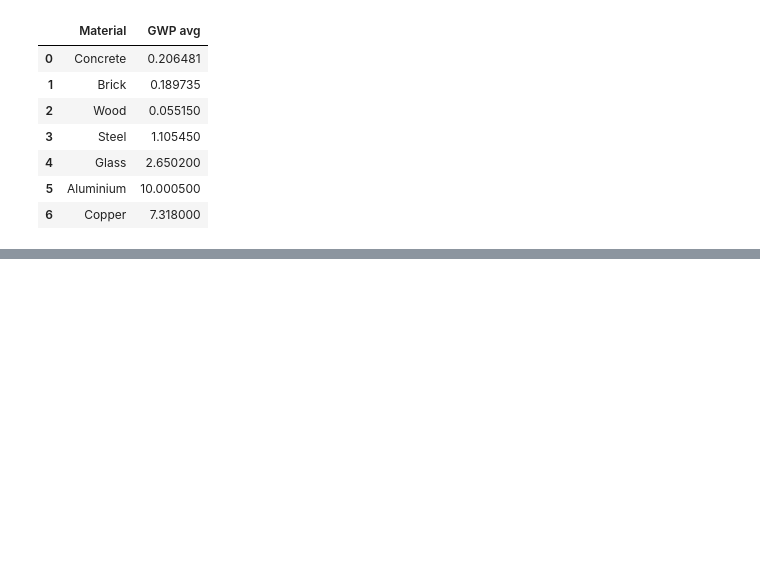
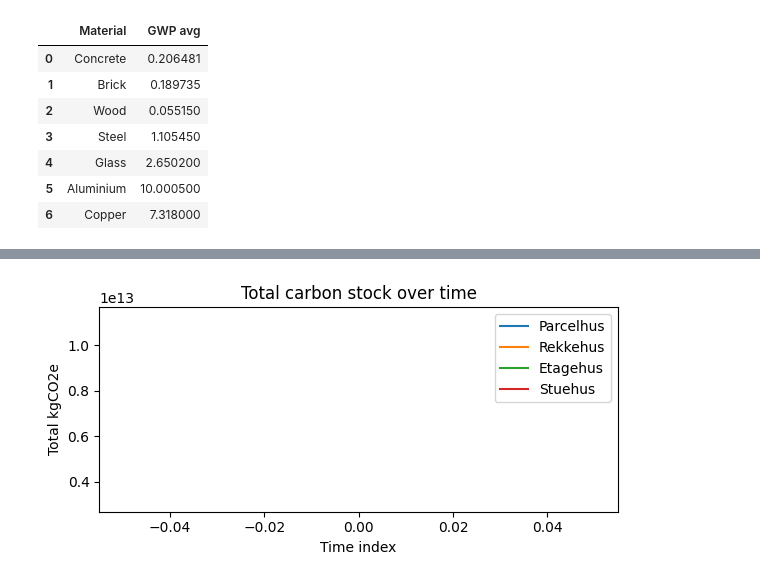
Before and after one commit to emilthestudious/TEP4290-project, a Jupyter notebook: Stock_TCJME.ipynb, the cells around one changed output, grey strips where cells are left out. Cells and saved outputs as stored; diff of their text form; code cells hidden in the pictures; blank space fills up the shorter version.

```diff
--- a/Stock_TCJME.ipynb
+++ b/Stock_TCJME.ipynb
@@ -28,0 +164,13 @@ Carbon_intensity
+# %%
+# Carbon stock over time
+plt.figure(figsize=(6,3))
+for t in range(carbon_stock.shape[2]):
+    plt.plot(carbon_stock[:, :, t].sum(axis=(0, 1)), label=labels[t])
+plt.xlabel("Time index")
+plt.ylabel("Total kgCO2e")
+plt.title("Total carbon stock over time")
+plt.legend()
+plt.tight_layout()
+plt.show()
+# %% [output]
+[figure, added]
```
Also changed, not shown: parts of 4 cells of this notebook, 4 other files.
